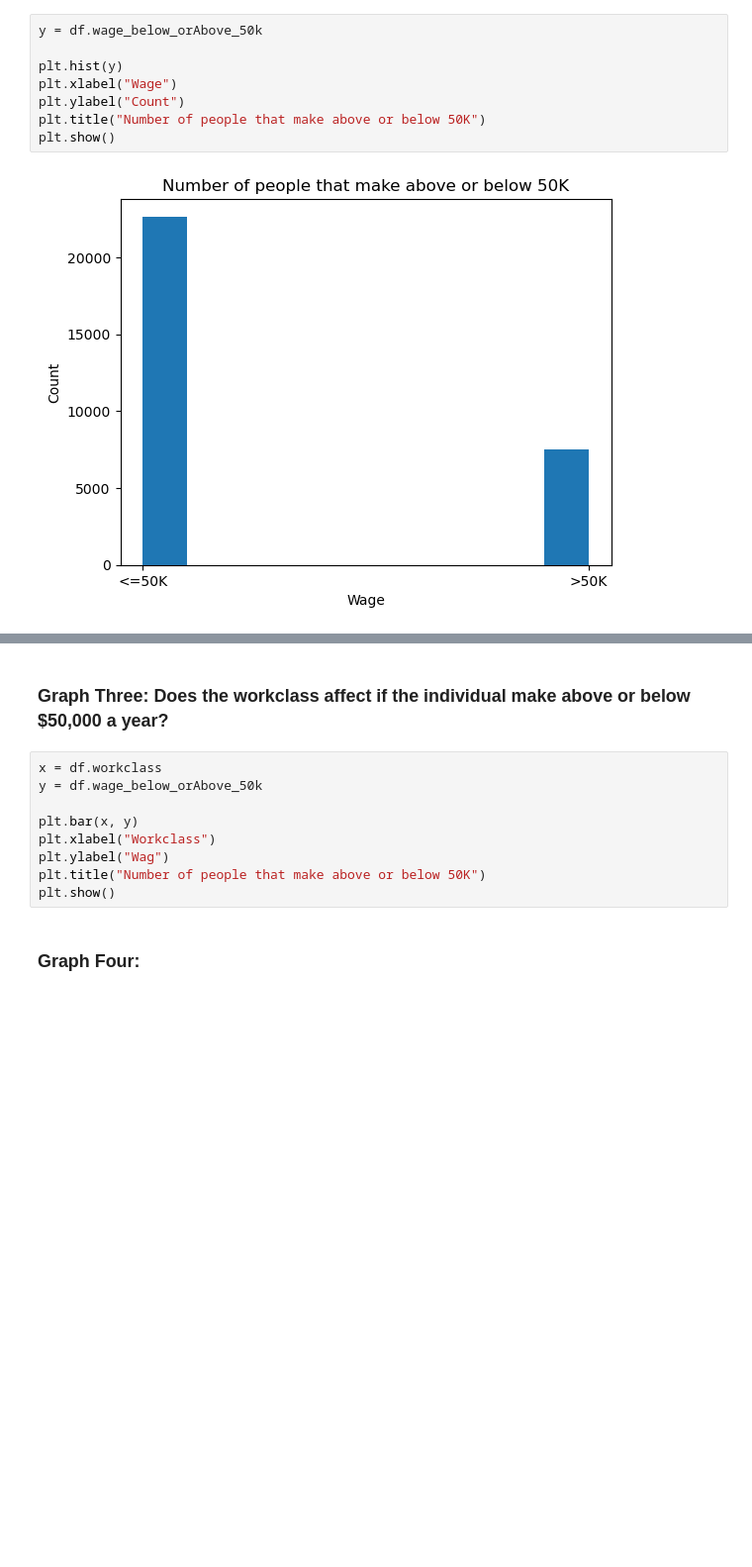
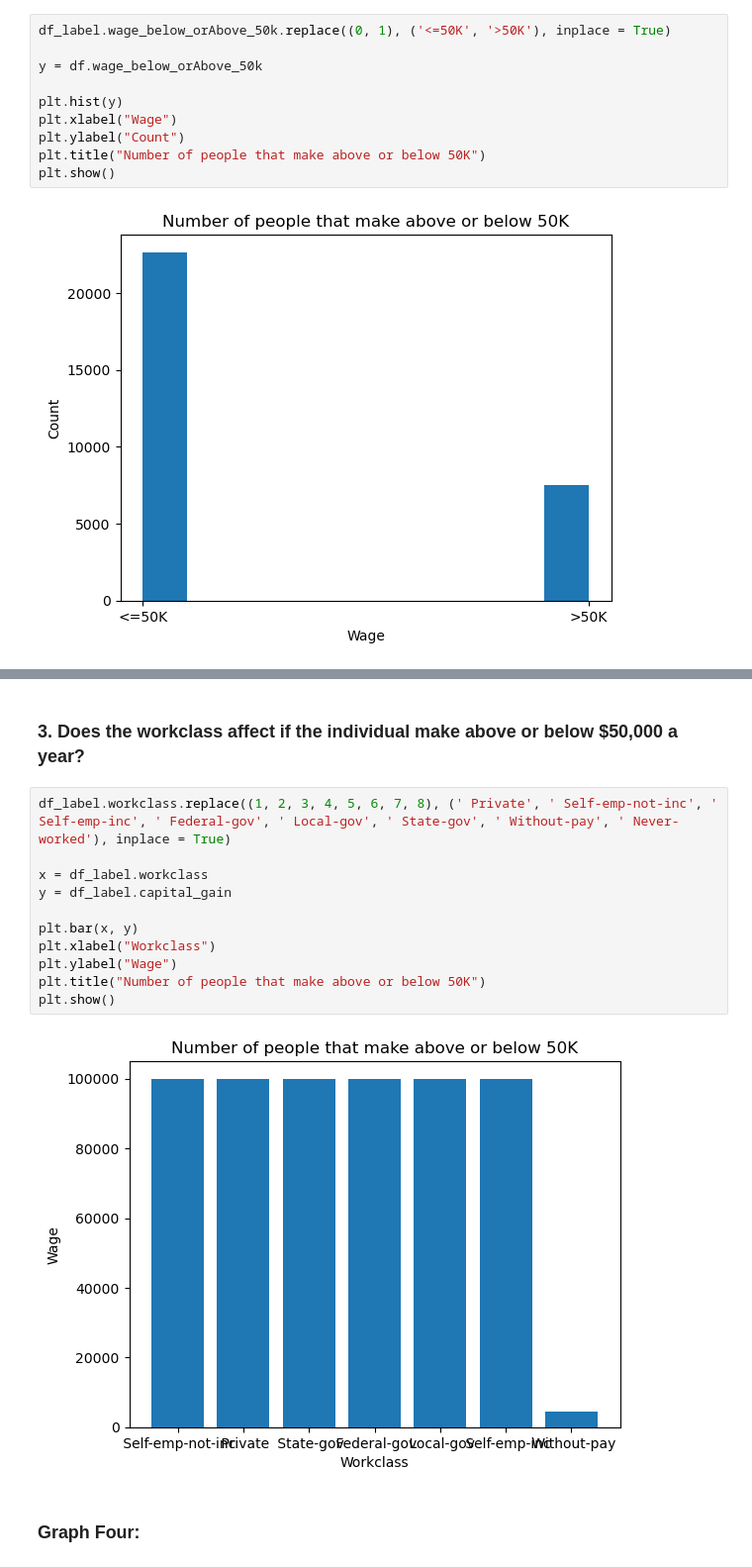
Before and after one commit to shairaalam19/dat301-fall2022-projects, a Jupyter notebook: DAT301_FinalProject.ipynb, the cells around one changed output, grey strips where cells are left out. Shown at 99% size. Drawn from its saved outputs; the diff is of its cells as text; blank space fills up the shorter version.

```diff
--- a/DAT301_FinalProject.ipynb
+++ b/DAT301_FinalProject.ipynb
@@ -147,4 +161,6 @@ F-score = 2((0.8422*0.9702)/(0.8422 + 0.9702) = 0.9016
 # %%
+df_label.wage_below_orAbove_50k.replace((0, 1), ('<=50K', '>50K'), inplace = True)
+
 y = df.wage_below_orAbove_50k
 
 plt.hist(y)
@@ -169,15 +184,19 @@ plt.show()
 # %% [output]
 [figure]
 # %% [markdown]
-### Graph Three: Does the workclass affect if the individual make above or below $50,000 a year?
+### 3. Does the workclass affect if the individual make above or below $50,000 a year?
 # %%
-x = df.workclass
-y = df.wage_below_orAbove_50k
+df_label.workclass.replace((1, 2, 3, 4, 5, 6, 7, 8), (' Private', ' Self-emp-not-inc', ' Self-emp-inc', ' Federal-gov', ' Local-gov', ' State-gov', ' Without-pay', ' Never-worked'), inplace = True)
+
+x = df_label.workclass
+y = df_label.capital_gain
 
 plt.bar(x, y)
 plt.xlabel("Workclass")
-plt.ylabel("Wag")
+plt.ylabel("Wage")
 plt.title("Number of people that make above or below 50K")
 plt.show()
+# %% [output]
+[figure, added]
 # %% [markdown]
 ### Graph Four:
```
Also changed, not shown: parts of 7 cells of this notebook.
